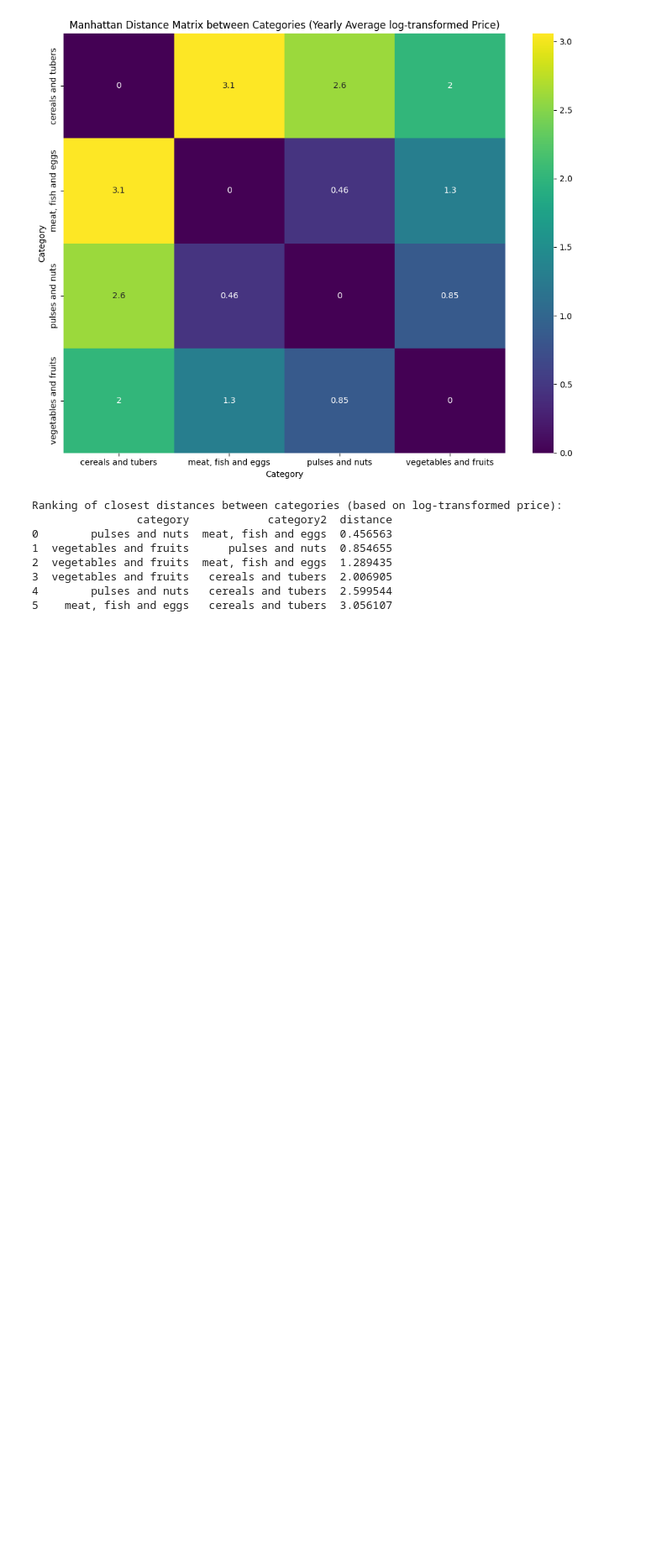
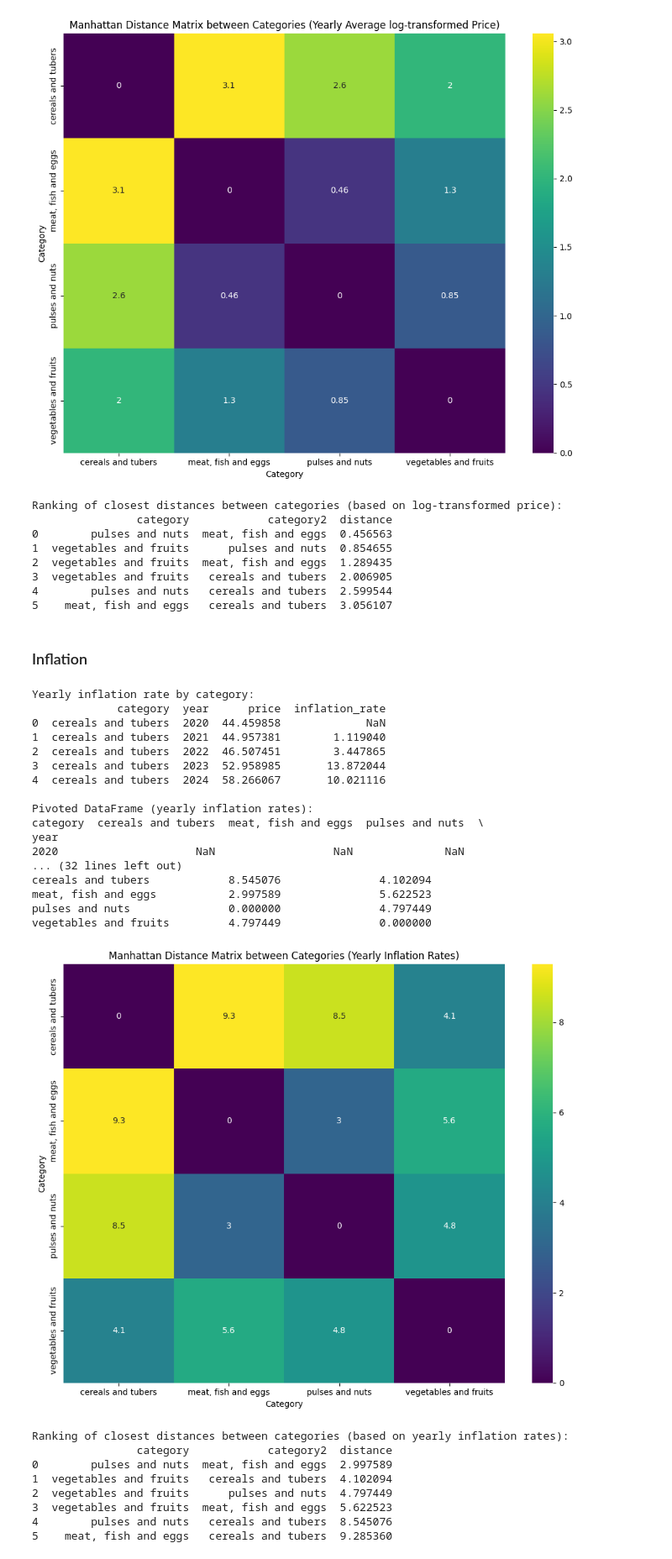
Before and after one commit to mjjj-642/Philippine-FoodPrices, a Jupyter notebook: distance.ipynb, the cells around one changed output. Shown at 84% size. Saved outputs shown, nothing was run; the diff lists cells and outputs as text; code cells hidden in the pictures; blank space fills up the shorter version.

Commit message:
feat: inflation rate

```diff
--- a/distance.ipynb
+++ b/distance.ipynb
@@ -236,3 +244,79 @@ Ranking of closest distances between categories (based on log-transformed price)
 3  vegetables and fruits   cereals and tubers  2.006905
 4        pulses and nuts   cereals and tubers  2.599544
 5    meat, fish and eggs   cereals and tubers  3.056107
+# %% [markdown]
+### Inflation
+# %%
+df_cleaned['year'] = pd.to_datetime(df_cleaned['date']).dt.year
+
+avg_price_by_category_year = df_cleaned.groupby(['category', 'year'])['price'].mean().reset_index()
+avg_price_by_category_year['inflation_rate'] = avg_price_by_category_year.groupby('category')['price'].pct_change() * 100
+
+print("Yearly inflation rate by category:")
+print(avg_price_by_category_year.head())
+
+pivot_df = avg_price_by_category_year.pivot(index='year', columns='category', values='inflation_rate')
+print("\nPivoted DataFrame (yearly inflation rates):")
+print(pivot_df.head())
+
+if 2020 in pivot_df.index:
+    pivot_df.loc[2020] = pivot_df.loc[2020].fillna(method='bfill')
+    print("\nPivoted DataFrame after backfilling missing values for 2020:")
+    print(pivot_df.loc[[2020]])
+
+pivot_df = pivot_df.fillna(method='ffill').fillna(method='bfill')
+
+scaler = StandardScaler()
+scaled_data = scaler.fit_transform(pivot_df)
+scaled_categories = scaled_data.T
+
+dist_matrix = squareform(pdist(scaled_categories, metric='cityblock'))
+dist_inflation_df = pd.DataFrame(dist_matrix, index=pivot_df.columns, columns=pivot_df.columns)
+
+print("\nManhattan distance matrix between categories (based on yearly inflation rates):")
+print(dist_inflation_df)
+
+plt.figure(figsize=(10,8))
+sns.heatmap(dist_inflation_df, annot=True, cmap='viridis')
+plt.title("Manhattan Distance Matrix between Categories (Yearly Inflation Rates)")
+plt.xlabel("Category")
+plt.ylabel("Category")
+plt.tight_layout()
+plt.show()
+
+dist_inflation_df.index.name = 'category'
+dist_long = dist_inflation_df.reset_index().melt(id_vars='category', var_name='category2', value_name='distance')
+dist_long = dist_long[dist_long['category'] != dist_long['category2']]
+dist_long['pair'] = dist_long.apply(lambda row: tuple(sorted([row['category'], row['category2']])), axis=1)
+dist_long_unique = dist_long.drop_duplicates(subset='pair').drop(columns='pair')
+
+ranked_distances = dist_long_unique.sort_values(by='distance').reset_index(drop=True)
+print("\nRanking of closest distances between categories (based on yearly inflation rates):")
+print(ranked_distances)
+# %% [output]
+Yearly inflation rate by category:
+             category  year      price  inflation_rate
+0  cereals and tubers  2020  44.459858             NaN
+1  cereals and tubers  2021  44.957381        1.119040
+2  cereals and tubers  2022  46.507451        3.447865
+3  cereals and tubers  2023  52.958985       13.872044
+4  cereals and tubers  2024  58.266067       10.021116
+
+Pivoted DataFrame (yearly inflation rates):
+category  cereals and tubers  meat, fish and eggs  pulses and nuts  \
+year
+2020                     NaN                  NaN              NaN
+... (32 lines left out)
+cereals and tubers            8.545076               4.102094
+meat, fish and eggs           2.997589               5.622523
+pulses and nuts               0.000000               4.797449
+vegetables and fruits         4.797449               0.000000
+[figure, added]
+Ranking of closest distances between categories (based on yearly inflation rates):
+                category            category2  distance
+0        pulses and nuts  meat, fish and eggs  2.997589
+1  vegetables and fruits   cereals and tubers  4.102094
+2  vegetables and fruits      pulses and nuts  4.797449
+3  vegetables and fruits  meat, fish and eggs  5.622523
+4        pulses and nuts   cereals and tubers  8.545076
+5    meat, fish and eggs   cereals and tubers  9.285360
```
Also changed, not shown: parts of 14 cells of this notebook.
